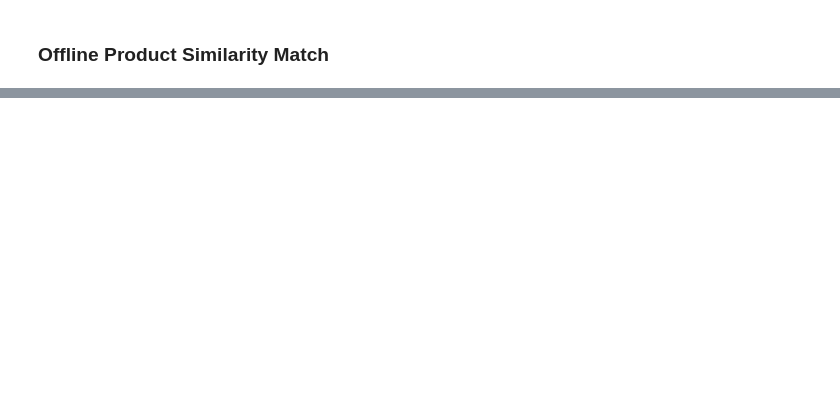
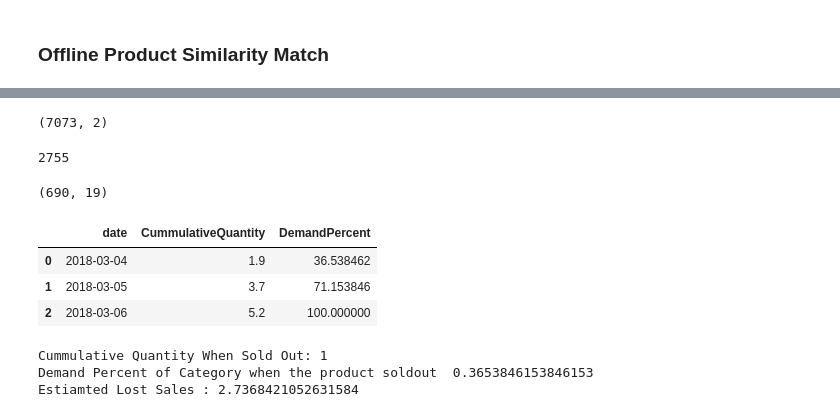
Before and after one commit to DanyalKhaliq/Machine-Learning-, a Jupyter notebook: ProductDescriptiveAnalysis.ipynb, the cells around one changed output, grey strips where cells are left out. Cells and saved outputs as stored; diff of their text form; code cells hidden in the pictures; blank space fills up the shorter version.

```diff
--- a/ProductDescriptiveAnalysis.ipynb
+++ b/ProductDescriptiveAnalysis.ipynb
@@ -222,0 +256,17 @@ df_initial[(df_initial.CatConcat == categoryName[0]) & (df_initial.COD_SKU_CONFI
+# %%
+findOnlineRelatedSKUs = findOnlineRelatedSKUs.T
+# %%
+if findOnlineRelatedSKUs.shape[1] == 2:
+     findOnlineRelatedSKUs.columns = ['Off', 'On']
+else:
+     findOnlineRelatedSKUs.columns = ['On']
+# %%
+findOnlineRelatedSKUs.shape
+# %% [output]
+(7073, 2)
+# %%
+#Get SKUs from the smilar valid SKU list which were OnLine atleast
+similarSKU4DC = findOnlineRelatedSKUs[findOnlineRelatedSKUs["On"] > 0].index
+len(similarSKU4DC)
+# %% [output]
+2755
@@ -222,0 +275,19 @@ df_initial[(df_initial.CatConcat == categoryName[0]) & (df_initial.COD_SKU_CONFI
+# %%
+demandCurveDf = df_initial[df_initial.COD_SKU_CONFIG.isin(similarSKU4DC)]
+demandCurveDf = demandCurveDf[(demandCurveDf.date >= datetime.strptime(PeriodStartDate, "%Y-%m-%d"))
+             & (demandCurveDf.date <= datetime.strptime(offlineStartDate, "%Y-%m-%d") + timedelta(days=int(offlineDays)-1))]
+#demandCurveDf = demandCurveDf['date'].to_frame()
+demandCurveDf.shape
+# %% [output]
+(690, 19)
+# %%
+temp = pd.DataFrame(demandCurveDf.groupby(['date'])['Valid Total'].mean()).reset_index()
+demandCurveDf = temp['date'].to_frame()
+demandCurveDf['CummulativeQuantity'] = temp['Valid Total'].cumsum().round(1)
+demandCurveDf['DemandPercent'] = (demandCurveDf['CummulativeQuantity']/demandCurveDf['CummulativeQuantity'].iloc[-1])*100
+demandCurveDf
+# %% [output]
+|  | date | CummulativeQuantity | DemandPercent |
+| 0 | 2018-03-04 | 1.9 | 36.538462 |
+| 1 | 2018-03-05 | 3.7 | 71.153846 |
+| 2 | 2018-03-06 | 5.2 | 100.000000 |
@@ -223 +310,14 @@ df_initial[(df_initial.CatConcat == categoryName[0]) & (df_initial.COD_SKU_CONFI
+# %%
+if onlineDemand > 0:
+    dateOfSoldOut = demandCurveDf4Offline[demandCurveDf4Offline.DemandPercent == 100]['date'].values[0]
+    DemandPercentWhenSoldOut = demandCurveDf[demandCurveDf.date == dateOfSoldOut]['DemandPercent']/100
+    CummulativeQuantityWhenSoldOut = demandCurveDf4Offline[demandCurveDf4Offline.DemandPercent == 100]['CummulativeQuantity']
+    print("Cummulative Quantity When Sold Out:",CummulativeQuantityWhenSoldOut.values[0])
+    print("Demand Percent of Category when the product soldout ",DemandPercentWhenSoldOut.values[0])
+    EstiamtedLostSales = CummulativeQuantityWhenSoldOut/DemandPercentWhenSoldOut
+    print("Estiamted Lost Sales :",EstiamtedLostSales.values[0])
+# %% [output]
+Cummulative Quantity When Sold Out: 1
+Demand Percent of Category when the product soldout  0.3653846153846153
+Estiamted Lost Sales : 2.7368421052631584
 # %%
```
Also changed, not shown: parts of 16 cells of this notebook.
